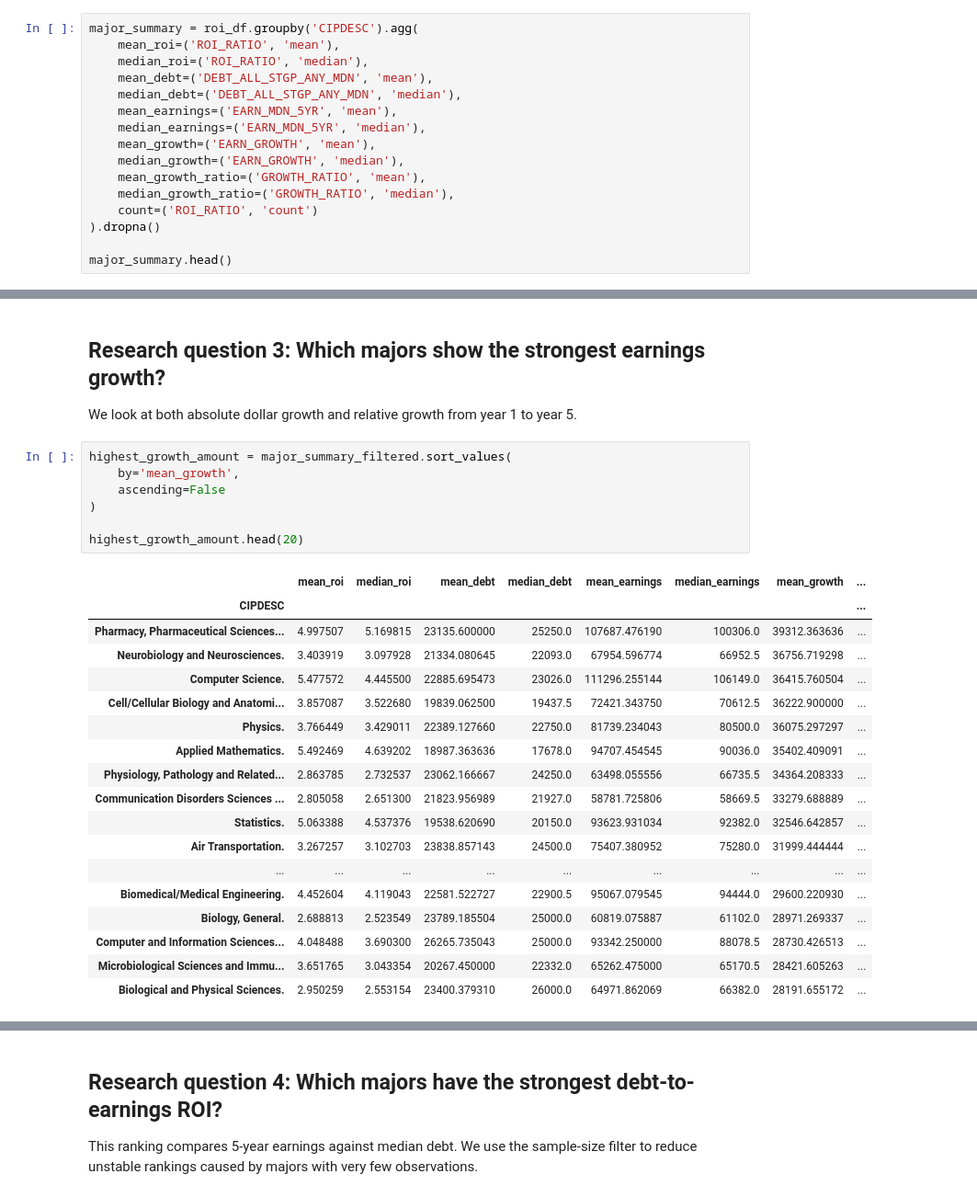
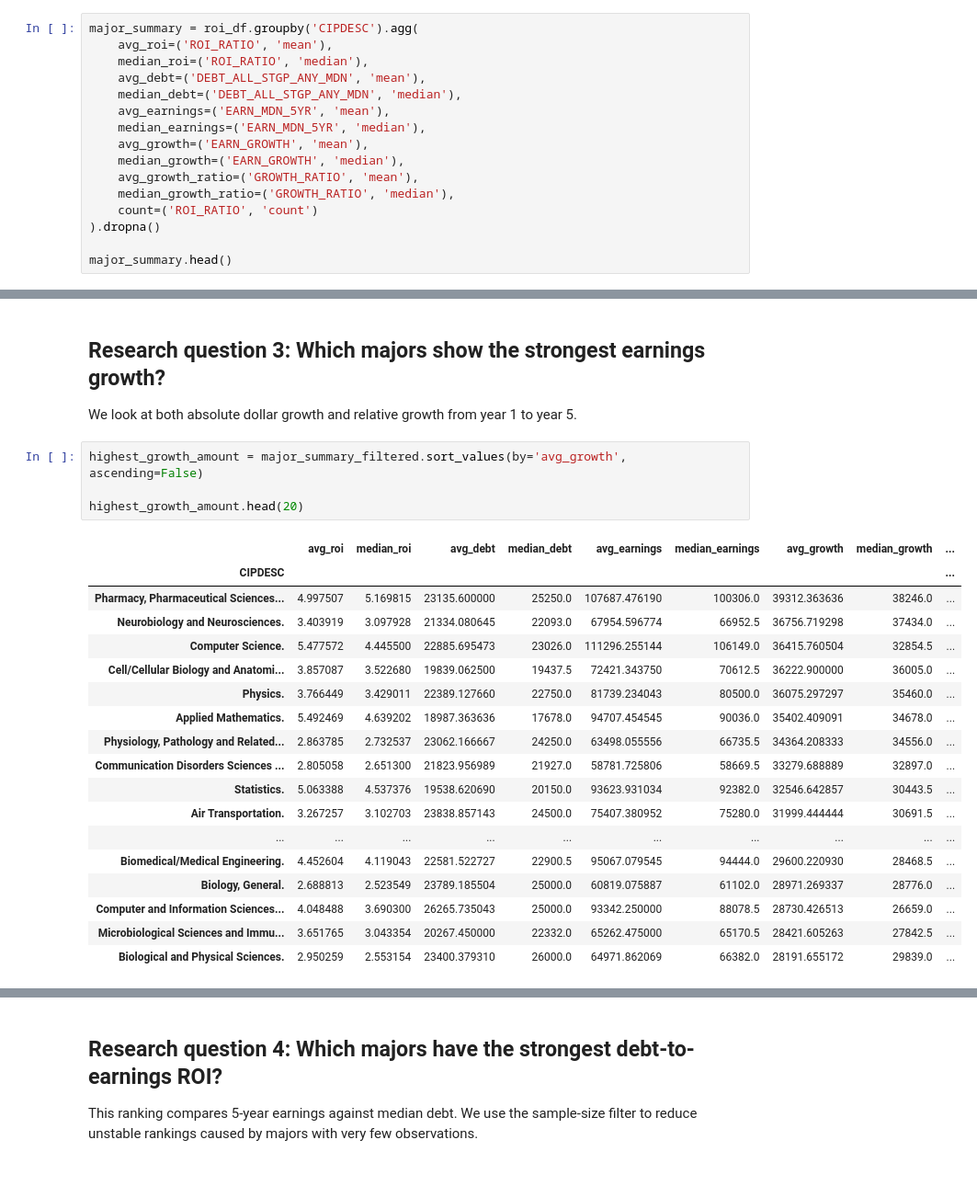
Before and after one commit to VintageTeaLeaf/College-ROI-Analysis, a Jupyter notebook: notebooks/data_cleaning.ipynb, the cells around one changed output, grey strips where cells are left out. Shown at 92% size. Drawn from its saved outputs; the diff is of its cells as text.

```diff
--- a/notebooks/data_cleaning.ipynb
+++ b/notebooks/data_cleaning.ipynb
@@ -323,15 +323,15 @@ roi_df.sort_values(
 Because individual institution-major records can be noisy, we aggregate by major. We include both mean and median metrics so we can compare whether outliers are influencing the averages.
 # %%
 major_summary = roi_df.groupby('CIPDESC').agg(
-    mean_roi=('ROI_RATIO', 'mean'),
+    avg_roi=('ROI_RATIO', 'mean'),
     median_roi=('ROI_RATIO', 'median'),
-    mean_debt=('DEBT_ALL_STGP_ANY_MDN', 'mean'),
+    avg_debt=('DEBT_ALL_STGP_ANY_MDN', 'mean'),
     median_debt=('DEBT_ALL_STGP_ANY_MDN', 'median'),
-    mean_earnings=('EARN_MDN_5YR', 'mean'),
+    avg_earnings=('EARN_MDN_5YR', 'mean'),
     median_earnings=('EARN_MDN_5YR', 'median'),
-    mean_growth=('EARN_GROWTH', 'mean'),
+    avg_growth=('EARN_GROWTH', 'mean'),
     median_growth=('EARN_GROWTH', 'median'),
-    mean_growth_ratio=('GROWTH_RATIO', 'mean'),
+    avg_growth_ratio=('GROWTH_RATIO', 'mean'),
     median_growth_ratio=('GROWTH_RATIO', 'median'),
     count=('ROI_RATIO', 'count')
 ).dropna()
@@ -438,29 +432,26 @@ highest_earnings.head(20)
 
 We look at both absolute dollar growth and relative growth from year 1 to year 5.
 # %%
-highest_growth_amount = major_summary_filtered.sort_values(
-    by='mean_growth',
-    ascending=False
-)
+highest_growth_amount = major_summary_filtered.sort_values(by='avg_growth', ascending=False)
 
 highest_growth_amount.head(20)
 # %% [output]
-|  | mean_roi | median_roi | mean_debt | median_debt | mean_earnings | median_earnings | mean_growth | ... |
-| CIPDESC |  |  |  |  |  |  |  | ... |
-| Pharmacy, Pharmaceutical Sciences... | 4.997507 | 5.169815 | 23135.600000 | 25250.0 | 107687.476190 | 100306.0 | 39312.363636 | ... |
-| Neurobiology and Neurosciences. | 3.403919 | 3.097928 | 21334.080645 | 22093.0 | 67954.596774 | 66952.5 | 36756.719298 | ... |
-| Computer Science. | 5.477572 | 4.445500 | 22885.695473 | 23026.0 | 111296.255144 | 106149.0 | 36415.760504 | ... |
-| Cell/Cellular Biology and Anatomi... | 3.857087 | 3.522680 | 19839.062500 | 19437.5 | 72421.343750 | 70612.5 | 36222.900000 | ... |
-| Physics. | 3.766449 | 3.429011 | 22389.127660 | 22750.0 | 81739.234043 | 80500.0 | 36075.297297 | ... |
-| Applied Mathematics. | 5.492469 | 4.639202 | 18987.363636 | 17678.0 | 94707.454545 | 90036.0 | 35402.409091 | ... |
-| Physiology, Pathology and Related... | 2.863785 | 2.732537 | 23062.166667 | 24250.0 | 63498.055556 | 66735.5 | 34364.208333 | ... |
-| Communication Disorders Sciences ... | 2.805058 | 2.651300 | 21823.956989 | 21927.0 | 58781.725806 | 58669.5 | 33279.688889 | ... |
-| Statistics. | 5.063388 | 4.537376 | 19538.620690 | 20150.0 | 93623.931034 | 92382.0 | 32546.642857 | ... |
-| Air Transportation. | 3.267257 | 3.102703 | 23838.857143 | 24500.0 | 75407.380952 | 75280.0 | 31999.444444 | ... |
-| ... | ... | ... | ... | ... | ... | ... | ... | ... |
-| Biomedical/Medical Engineering. | 4.452604 | 4.119043 | 22581.522727 | 22900.5 | 95067.079545 | 94444.0 | 29600.220930 | ... |
-| Biology, General. | 2.688813 | 2.523549 | 23789.185504 | 25000.0 | 60819.075887 | 61102.0 | 28971.269337 | ... |
-| Computer and Information Sciences... | 4.048488 | 3.690300 | 26265.735043 | 25000.0 | 93342.250000 | 88078.5 | 28730.426513 | ... |
-| Microbiological Sciences and Immu... | 3.651765 | 3.043354 | 20267.450000 | 22332.0 | 65262.475000 | 65170.5 | 28421.605263 | ... |
-| Biological and Physical Sciences. | 2.950259 | 2.553154 | 23400.379310 | 26000.0 | 64971.862069 | 66382.0 | 28191.655172 | ... |
+|  | avg_roi | median_roi | avg_debt | median_debt | avg_earnings | median_earnings | avg_growth | median_growth | ... |
+| CIPDESC |  |  |  |  |  |  |  |  | ... |
+| Pharmacy, Pharmaceutical Sciences... | 4.997507 | 5.169815 | 23135.600000 | 25250.0 | 107687.476190 | 100306.0 | 39312.363636 | 38246.0 | ... |
+| Neurobiology and Neurosciences. | 3.403919 | 3.097928 | 21334.080645 | 22093.0 | 67954.596774 | 66952.5 | 36756.719298 | 37434.0 | ... |
+| Computer Science. | 5.477572 | 4.445500 | 22885.695473 | 23026.0 | 111296.255144 | 106149.0 | 36415.760504 | 32854.5 | ... |
+| Cell/Cellular Biology and Anatomi... | 3.857087 | 3.522680 | 19839.062500 | 19437.5 | 72421.343750 | 70612.5 | 36222.900000 | 36005.0 | ... |
+| Physics. | 3.766449 | 3.429011 | 22389.127660 | 22750.0 | 81739.234043 | 80500.0 | 36075.297297 | 35460.0 | ... |
+| Applied Mathematics. | 5.492469 | 4.639202 | 18987.363636 | 17678.0 | 94707.454545 | 90036.0 | 35402.409091 | 34678.0 | ... |
+| Physiology, Pathology and Related... | 2.863785 | 2.732537 | 23062.166667 | 24250.0 | 63498.055556 | 66735.5 | 34364.208333 | 34556.0 | ... |
+| Communication Disorders Sciences ... | 2.805058 | 2.651300 | 21823.956989 | 21927.0 | 58781.725806 | 58669.5 | 33279.688889 | 32897.0 | ... |
+| Statistics. | 5.063388 | 4.537376 | 19538.620690 | 20150.0 | 93623.931034 | 92382.0 | 32546.642857 | 30443.5 | ... |
+| Air Transportation. | 3.267257 | 3.102703 | 23838.857143 | 24500.0 | 75407.380952 | 75280.0 | 31999.444444 | 30691.5 | ... |
+| ... | ... | ... | ... | ... | ... | ... | ... | ... | ... |
+| Biomedical/Medical Engineering. | 4.452604 | 4.119043 | 22581.522727 | 22900.5 | 95067.079545 | 94444.0 | 29600.220930 | 28468.5 | ... |
+| Biology, General. | 2.688813 | 2.523549 | 23789.185504 | 25000.0 | 60819.075887 | 61102.0 | 28971.269337 | 28776.0 | ... |
+| Computer and Information Sciences... | 4.048488 | 3.690300 | 26265.735043 | 25000.0 | 93342.250000 | 88078.5 | 28730.426513 | 26659.0 | ... |
+| Microbiological Sciences and Immu... | 3.651765 | 3.043354 | 20267.450000 | 22332.0 | 65262.475000 | 65170.5 | 28421.605263 | 27842.5 | ... |
+| Biological and Physical Sciences. | 2.950259 | 2.553154 | 23400.379310 | 26000.0 | 64971.862069 | 66382.0 | 28191.655172 | 29839.0 | ... |
 # %%
```
Also changed, not shown: parts of 11 cells of this notebook, 4 other files.
